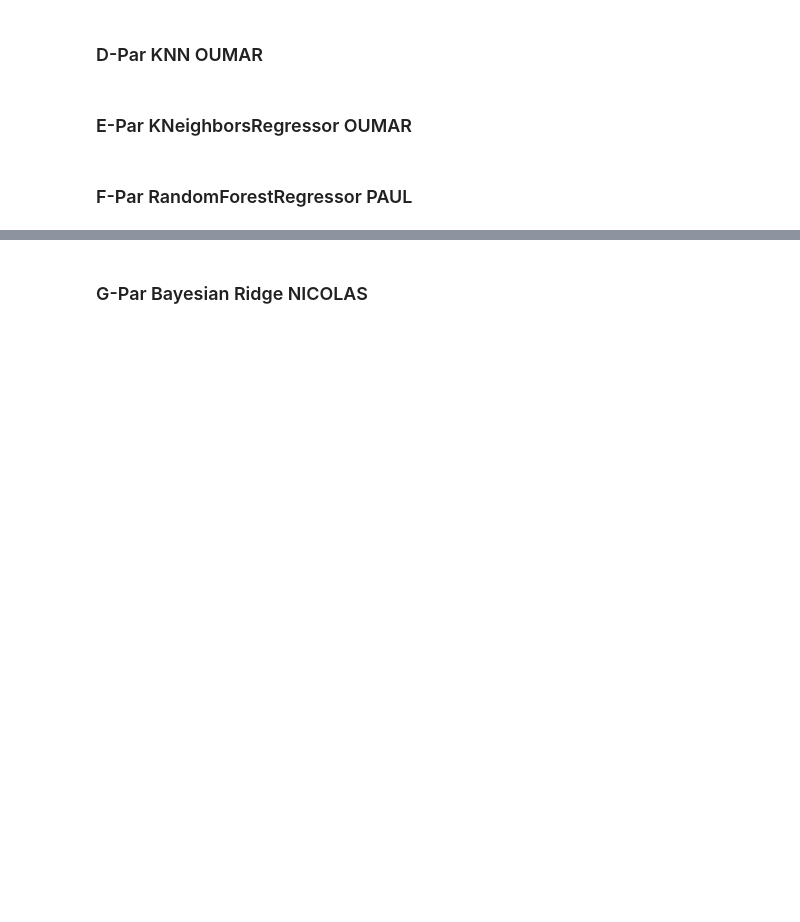
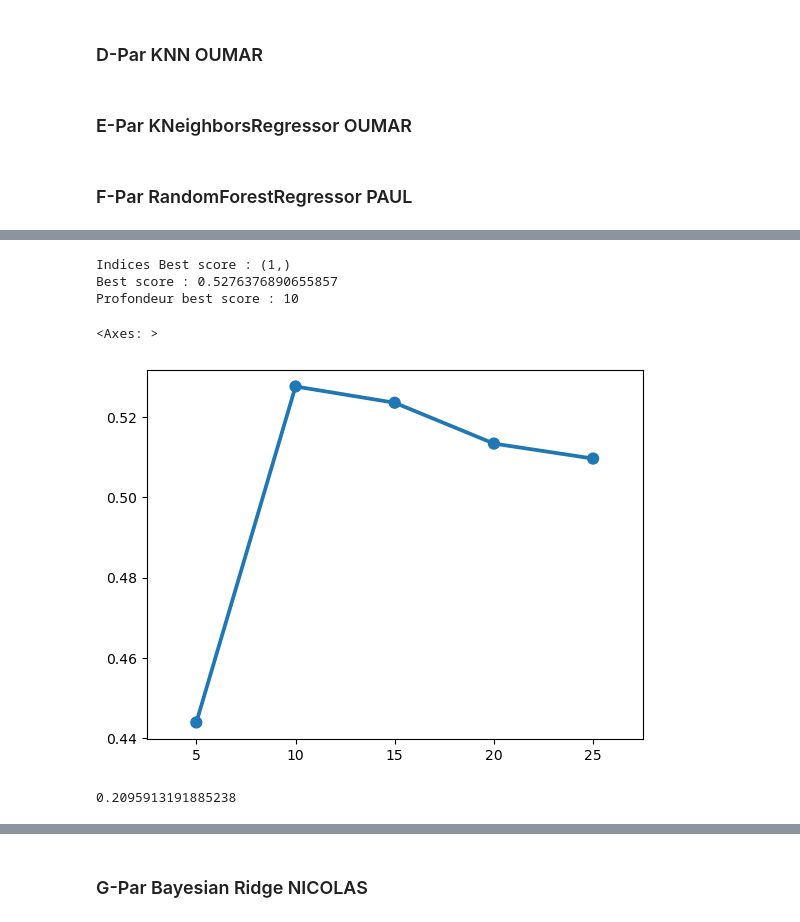
Before and after one commit to FilRougeMobilite/Mobilite, a Jupyter notebook: Analyse_tables_traitees.ipynb, the cells around one changed output, grey strips where cells are left out. Saved outputs shown, nothing was run; the diff lists cells and outputs as text; code cells hidden in the pictures; blank space fills up the shorter version.

Commit message:
ajoute fichier communes adjacentes et mise à jour du random forest

```diff
--- a/Analyse_tables_traitees.ipynb
+++ b/Analyse_tables_traitees.ipynb
@@ -372,5 +352,5 @@ Name: 31441, dtype: object
 # %%
-df_m2 = df[df['5_PrixMoyen_M2'].isna()==False]
+df_m2 = df_train[df_train['5_PrixMoyen_M2'].isna()==False]
 # df_m2[sel_col]
 # %%
 df_m2.columns
@@ -854,22 +815,18 @@ sns.histplot(data=y_pred-y_rf_test.values.ravel())
 # %%
-
 l_profondeur = np.arange(5, 30, 5)
 rf_score = []
 
 for train, test in kf.split(X_rf):
-    # X_train = X[train,:]
-    # y_train = y[train]
-    # X_test = X[test,:]
-    # y_test = y[test]
     X_train = X_rf.iloc[train,:]
     y_train = y_rf.iloc[train]
     X_test = X_rf.iloc[test,:]
     y_test = y_rf.iloc[test]
 
     for prof in l_profondeur:
-        rf = make_pipeline(RandomForestRegressor(max_depth=prof, random_state=0, n_jobs = 10))
-        rf.fit(X_train, y_train)
-        rf_score.append(rf.score(X_test, y_test))
+        rf_pipeline.set_params(**{'randomforestregressor__max_depth':prof})
+        # rf = make_pipeline(RandomForestRegressor(max_depth=prof, random_state=0, n_jobs = 10))
+        rf_pipeline.fit(X_train, y_train.values.ravel())
+        rf_score.append(rf_pipeline.score(X_test, y_test.values.ravel()))
 
 res_rf_score = np.reshape(rf_score, [nb_kfold, l_profondeur.shape[0]])
 res_rf_score = np.mean(res_rf_score, axis = 0)
@@ -890,3 +847,20 @@ print('Profondeur best score :', l_profondeur[indice_max])
 # rf = RandomForestRegressor(max_depth=20, random_state=0)
 
 # rf.fit(X_train, y_train)
+# %% [output]
+Indices Best score : (1,)
+Best score : 0.5276376890655857
+Profondeur best score : 10
+# %%
+sns.pointplot(x=l_profondeur, y=res_rf_score)
+# %% [output]
+<Axes: >
+[figure, added]
+# %%
+rf_pipeline.set_params(**{'randomforestregressor__max_depth':l_profondeur[indice_max]})
+rf_pipeline.fit(X_rf_train, y_rf_train.values.ravel())
+
+Y_pred_rf=rf_pipeline.predict(X_rf_test)
+rf_pipeline.score(X_rf_test, y_rf_test.values.ravel())
+# %% [output]
+0.2095913191885238
```
Also changed, not shown: parts of 32 cells of this notebook, 1 other file.
